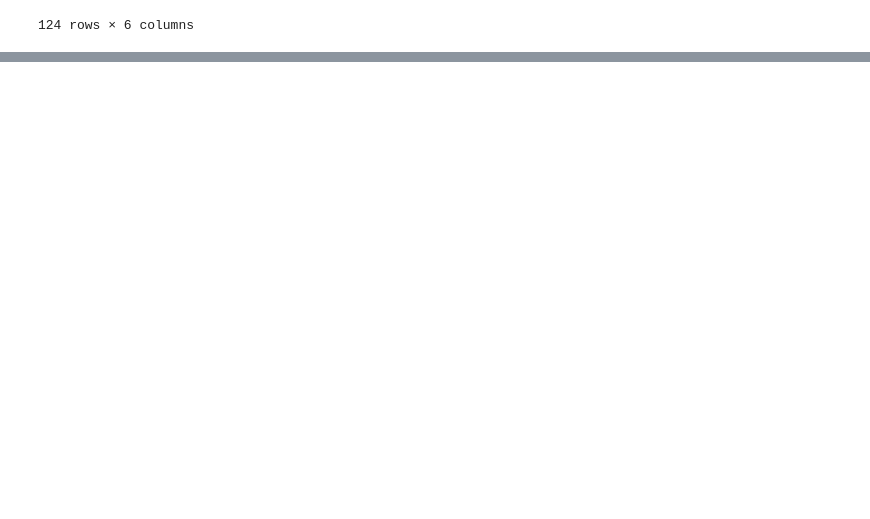
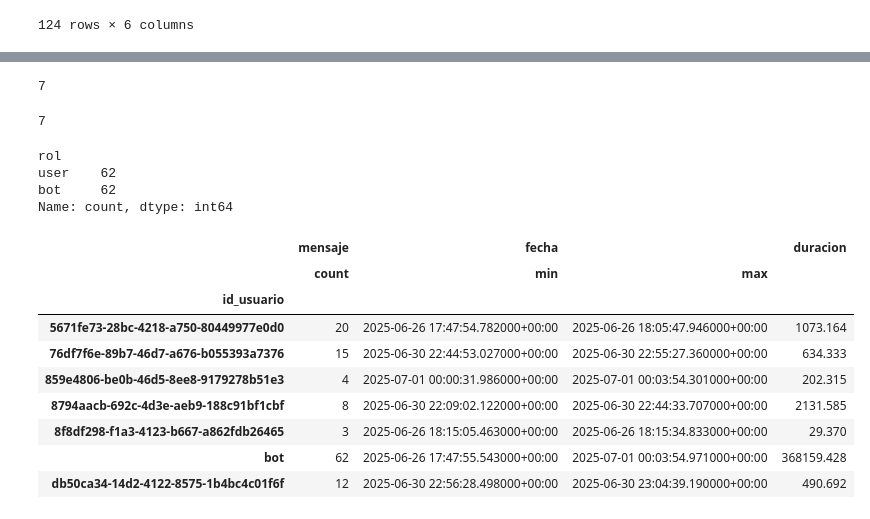
Before and after one commit to Halsey26/ETL_chatbot, a Jupyter notebook: extract.ipynb, the cells around one changed output, grey strips where cells are left out. Saved outputs shown, nothing was run; the diff lists cells and outputs as text; code cells hidden in the pictures; blank space fills up the shorter version.

```diff
--- a/extract.ipynb
+++ b/extract.ipynb
@@ -53,0 +136,33 @@ pd.DataFrame(data)
+# %%
+data_df['id_conversacion'].nunique()
+# %% [output]
+7
+# %%
+data_df['id_usuario'].nunique()
+# %% [output]
+7
+# %%
+data_df['rol'].value_counts()
+# %% [output]
+rol
+user    62
+bot     62
+Name: count, dtype: int64
+# %%
+df_agrupado = data_df.groupby("id_usuario").agg({
+    "mensaje": "count",
+    "fecha": ["min", "max"]
+})
+df_agrupado["duracion"] = (df_agrupado["fecha"]["max"] - df_agrupado["fecha"]["min"]).dt.total_seconds()
+df_agrupado
+# %% [output]
+|  | mensaje | fecha |  | duracion |
+|  | count | min | max |  |
+| id_usuario |  |  |  |  |
+| 5671fe73-28bc-4218-a750-80449977e0d0 | 20 | 2025-06-26 17:47:54.782000+00:00 | 2025-06-26 18:05:47.946000+00:00 | 1073.164 |
+| 76df7f6e-89b7-46d7-a676-b055393a7376 | 15 | 2025-06-30 22:44:53.027000+00:00 | 2025-06-30 22:55:27.360000+00:00 | 634.333 |
+| 859e4806-be0b-46d5-8ee8-9179278b51e3 | 4 | 2025-07-01 00:00:31.986000+00:00 | 2025-07-01 00:03:54.301000+00:00 | 202.315 |
+| 8794aacb-692c-4d3e-aeb9-188c91bf1cbf | 8 | 2025-06-30 22:09:02.122000+00:00 | 2025-06-30 22:44:33.707000+00:00 | 2131.585 |
+| 8f8df298-f1a3-4123-b667-a862fdb26465 | 3 | 2025-06-26 18:15:05.463000+00:00 | 2025-06-26 18:15:34.833000+00:00 | 29.370 |
+| bot | 62 | 2025-06-26 17:47:55.543000+00:00 | 2025-07-01 00:03:54.971000+00:00 | 368159.428 |
+| db50ca34-14d2-4122-8575-1b4bc4c01f6f | 12 | 2025-06-30 22:56:28.498000+00:00 | 2025-06-30 23:04:39.190000+00:00 | 490.692 |
```
Also changed, not shown: parts of 18 cells of this notebook.
